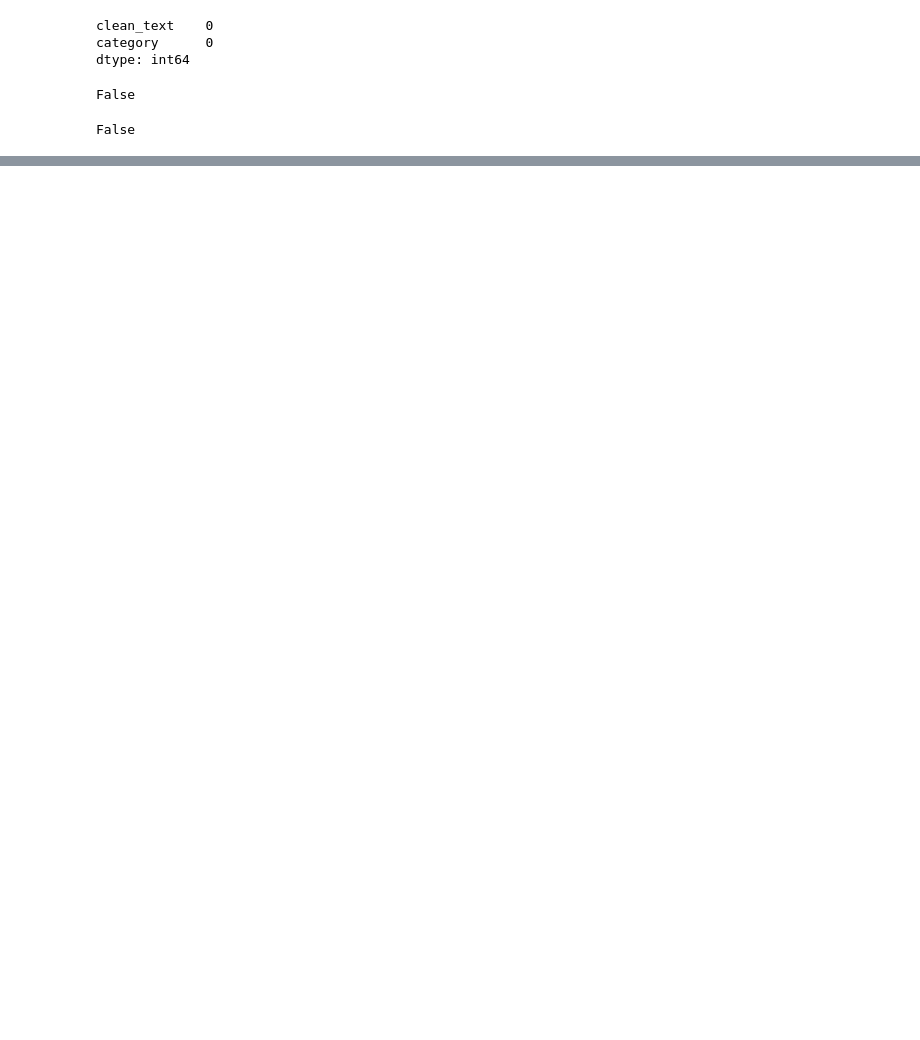
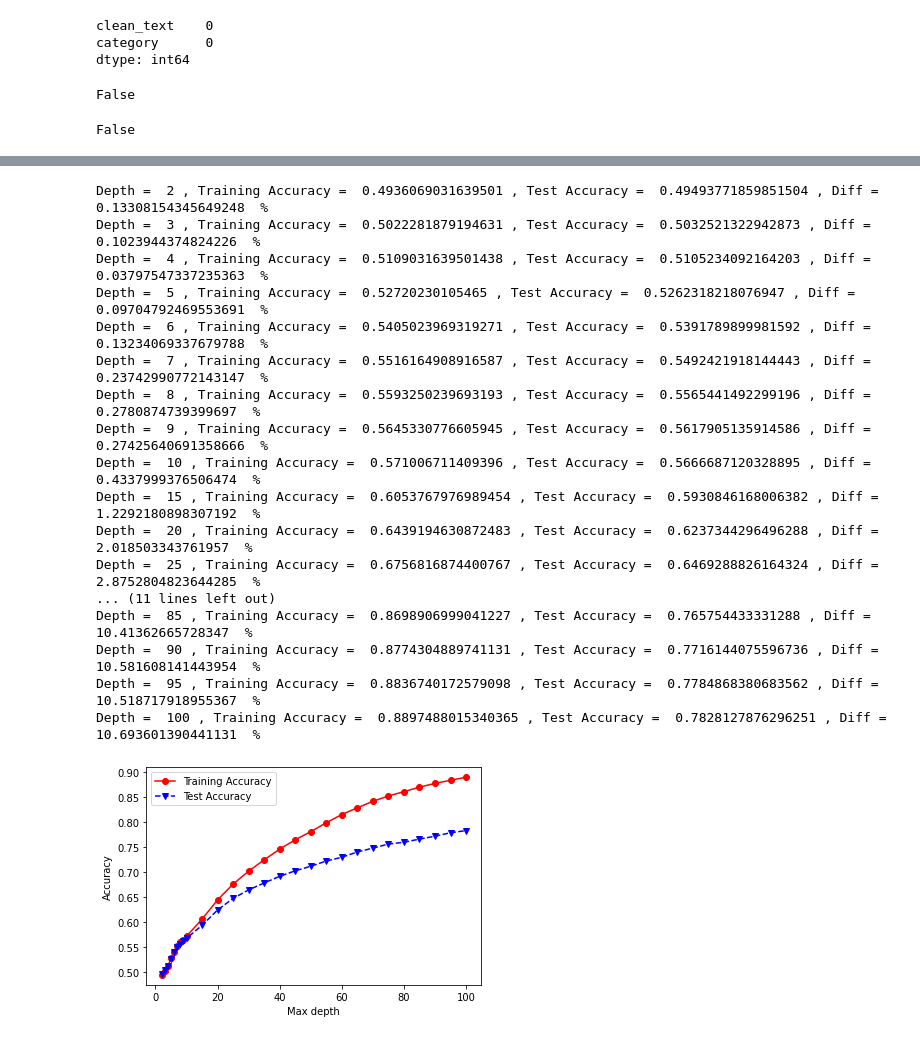
Before and after one commit to Hifjur/Twitter-Sentiment-Analysis, a Jupyter notebook: Twitter_Sentiment_Analysis.ipynb, the cells around one changed output, grey strips where cells are left out. Drawn from its saved outputs; the diff is of its cells as text; code cells hidden in the pictures; blank space fills up the shorter version.

```diff
--- a/Twitter_Sentiment_Analysis.ipynb
+++ b/Twitter_Sentiment_Analysis.ipynb
@@ -189,0 +111,8 @@ ValueError: ignored
+# %%
+from sklearn.svm import SVC
+clf = SVC(gamma = 'auto', random_state = 0)
+clf.fit(X_train, Y_train)
+y_pred_train = clf.predict(X_train)
+y_pred_test = clf.predict(X_test)
+print("Train Accuracy: ", accuracy_score(y_pred_train, Y_train))
+print("Test Accuracy: ", accuracy_score(y_pred_test, Y_test))
@@ -189,0 +127,5 @@ ValueError: ignored
+# %%
+from sklearn.metrics import plot_roc_curve
+clf = SVC(gamma = 'auto', random_state = 0)
+clf.fit(X_train, Y_train)
+metrics.plot_roc_curve(clf, X_test, y_test);
@@ -189,0 +176,49 @@ ValueError: ignored
+# %%
+# Decision Tree
+
+from sklearn.tree import DecisionTreeClassifier
+from sklearn.metrics import accuracy_score
+maxdepths = [2,3,4,5,6,7,8,9,10,15,20,25,30,35,40,45,50,55,60,65,70,75,80,85,90,95,100]
+trainAcc = np.zeros(len(maxdepths))
+testAcc = np.zeros(len(maxdepths))
+
+index = 0
+for depth in maxdepths:
+    clf = DecisionTreeClassifier(max_depth=depth)
+    clf = clf.fit(X_train, Y_train)
+    y_predTrain = clf.predict(X_train)
+    y_predTest = clf.predict(X_test)
+    trainAcc[index] = accuracy_score(Y_train, y_predTrain)
+    testAcc[index] = accuracy_score(Y_test, y_predTest)
+    print("Depth = ", depth, ", Training Accuracy = ", trainAcc[index], ", Test Accuracy = ", testAcc[index],
+          ", Diff = ", np.abs((trainAcc[index]-testAcc[index])*100), " %")
+    index += 1
+
+
+
+# Plot of training and test accuracies
+
+
+plt.plot(maxdepths,trainAcc,'ro-',maxdepths,testAcc,'bv--')
+plt.legend(['Training Accuracy','Test Accuracy'])
+plt.xlabel('Max depth')
+plt.ylabel('Accuracy');
+# %% [output]
+Depth =  2 , Training Accuracy =  0.4936069031639501 , Test Accuracy =  0.49493771859851504 , Diff =  0.13308154345649248  %
+Depth =  3 , Training Accuracy =  0.5022281879194631 , Test Accuracy =  0.5032521322942873 , Diff =  0.1023944374824226  %
+Depth =  4 , Training Accuracy =  0.5109031639501438 , Test Accuracy =  0.5105234092164203 , Diff =  0.03797547337235363  %
+Depth =  5 , Training Accuracy =  0.52720230105465 , Test Accuracy =  0.5262318218076947 , Diff =  0.09704792469553691  %
+Depth =  6 , Training Accuracy =  0.5405023969319271 , Test Accuracy =  0.5391789899981592 , Diff =  0.13234069337679788  %
+Depth =  7 , Training Accuracy =  0.5516164908916587 , Test Accuracy =  0.5492421918144443 , Diff =  0.23742990772143147  %
+Depth =  8 , Training Accuracy =  0.5593250239693193 , Test Accuracy =  0.5565441492299196 , Diff =  0.2780874739399697  %
+Depth =  9 , Training Accuracy =  0.5645330776605945 , Test Accuracy =  0.5617905135914586 , Diff =  0.27425640691358666  %
+Depth =  10 , Training Accuracy =  0.571006711409396 , Test Accuracy =  0.5666687120328895 , Diff =  0.4337999376506474  %
+Depth =  15 , Training Accuracy =  0.6053767976989454 , Test Accuracy =  0.5930846168006382 , Diff =  1.2292180898307192  %
+Depth =  20 , Training Accuracy =  0.6439194630872483 , Test Accuracy =  0.6237344296496288 , Diff =  2.018503343761957  %
+Depth =  25 , Training Accuracy =  0.6756816874400767 , Test Accuracy =  0.6469288826164324 , Diff =  2.8752804823644285  %
+... (11 lines left out)
+Depth =  85 , Training Accuracy =  0.8698906999041227 , Test Accuracy =  0.765754433331288 , Diff =  10.41362665728347  %
+Depth =  90 , Training Accuracy =  0.8774304889741131 , Test Accuracy =  0.7716144075596736 , Diff =  10.581608141443954  %
+Depth =  95 , Training Accuracy =  0.8836740172579098 , Test Accuracy =  0.7784868380683562 , Diff =  10.518717918955367  %
+Depth =  100 , Training Accuracy =  0.8897488015340365 , Test Accuracy =  0.7828127876296251 , Diff =  10.693601390441131  %
+[figure, added]
```
Also changed, not shown: parts of 20 cells of this notebook.
